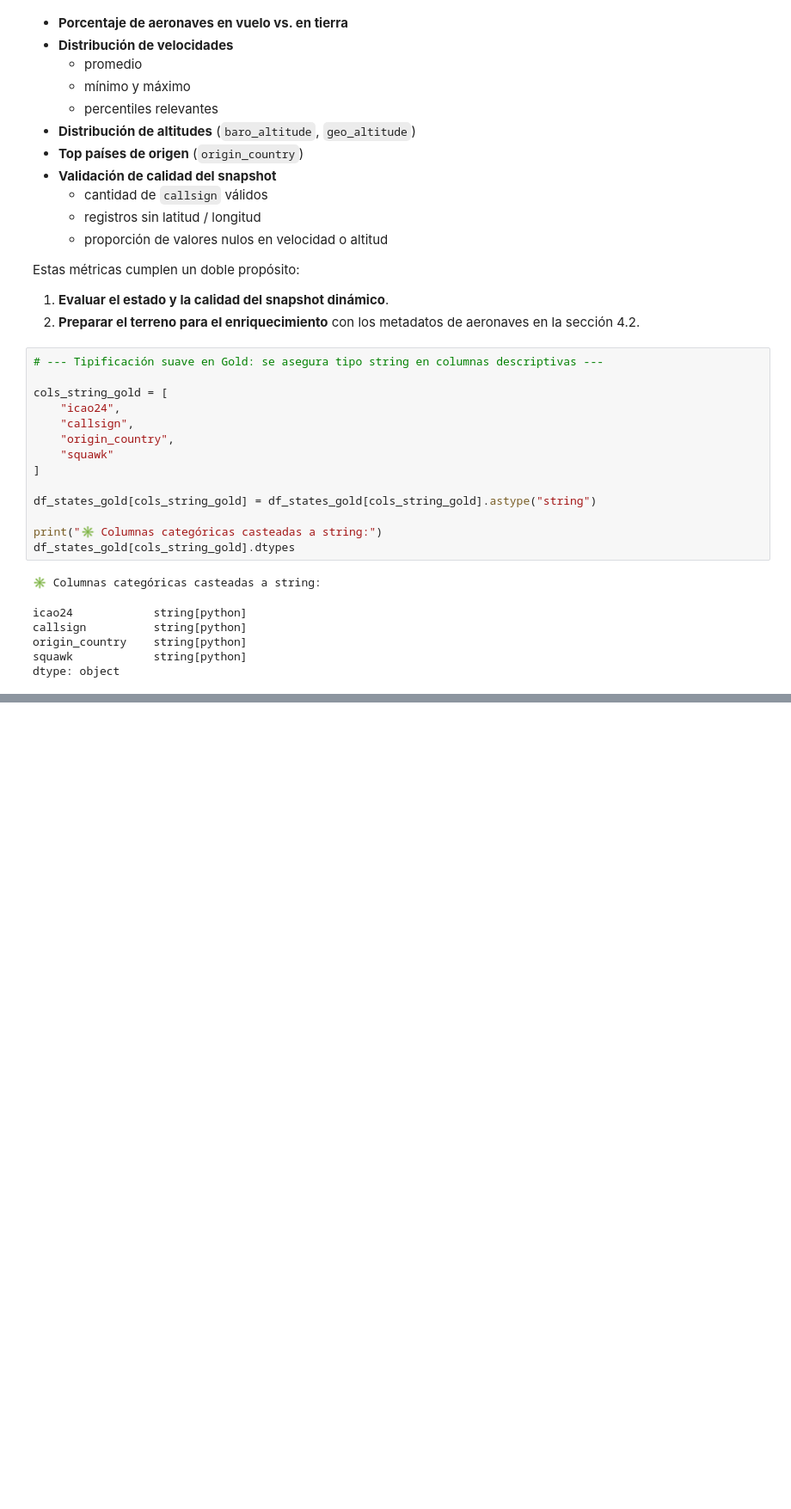
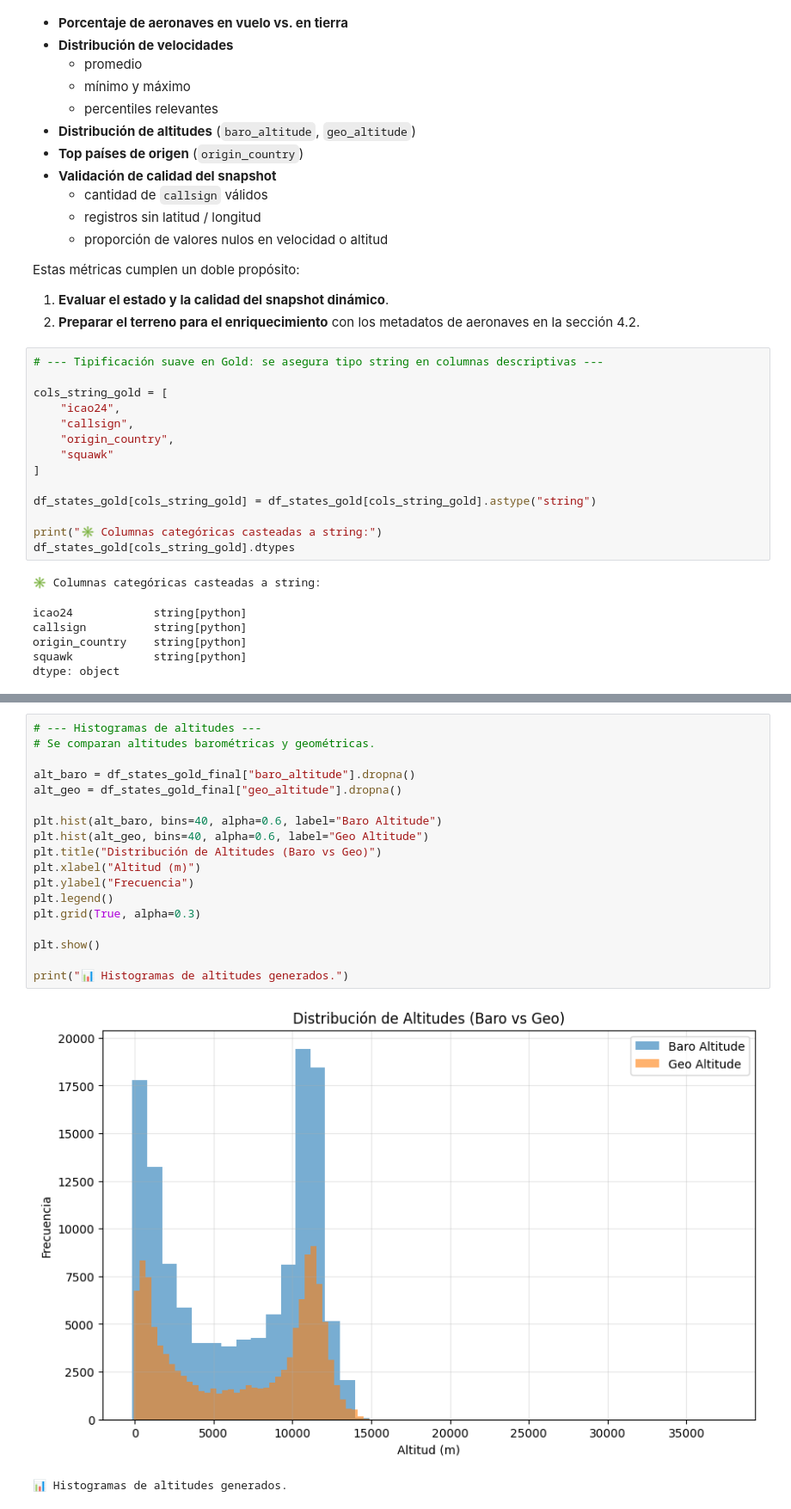
Before and after one commit to fernandezelias/ETL_OpenSky_Aviation, a Jupyter notebook: notebooks/01_opensky_etl.ipynb, the cells around one changed output, grey strips where cells are left out. Shown at 86% size. Saved outputs shown, nothing was run; the diff lists cells and outputs as text; blank space fills up the shorter version.

```diff
--- a/notebooks/01_opensky_etl.ipynb
+++ b/notebooks/01_opensky_etl.ipynb
@@ -1289,0 +1680,21 @@ pais_top: United States
+# %%
+# --- Histogramas de altitudes ---
+# Se comparan altitudes barométricas y geométricas.
+
+alt_baro = df_states_gold_final["baro_altitude"].dropna()
+alt_geo = df_states_gold_final["geo_altitude"].dropna()
+
+plt.hist(alt_baro, bins=40, alpha=0.6, label="Baro Altitude")
+plt.hist(alt_geo, bins=40, alpha=0.6, label="Geo Altitude")
+plt.title("Distribución de Altitudes (Baro vs Geo)")
+plt.xlabel("Altitud (m)")
+plt.ylabel("Frecuencia")
+plt.legend()
+plt.grid(True, alpha=0.3)
+
+plt.show()
+
+print("📊 Histogramas de altitudes generados.")
+# %% [output]
+[figure, added]
+📊 Histogramas de altitudes generados.
```
Also changed, not shown: parts of 36 cells of this notebook.
